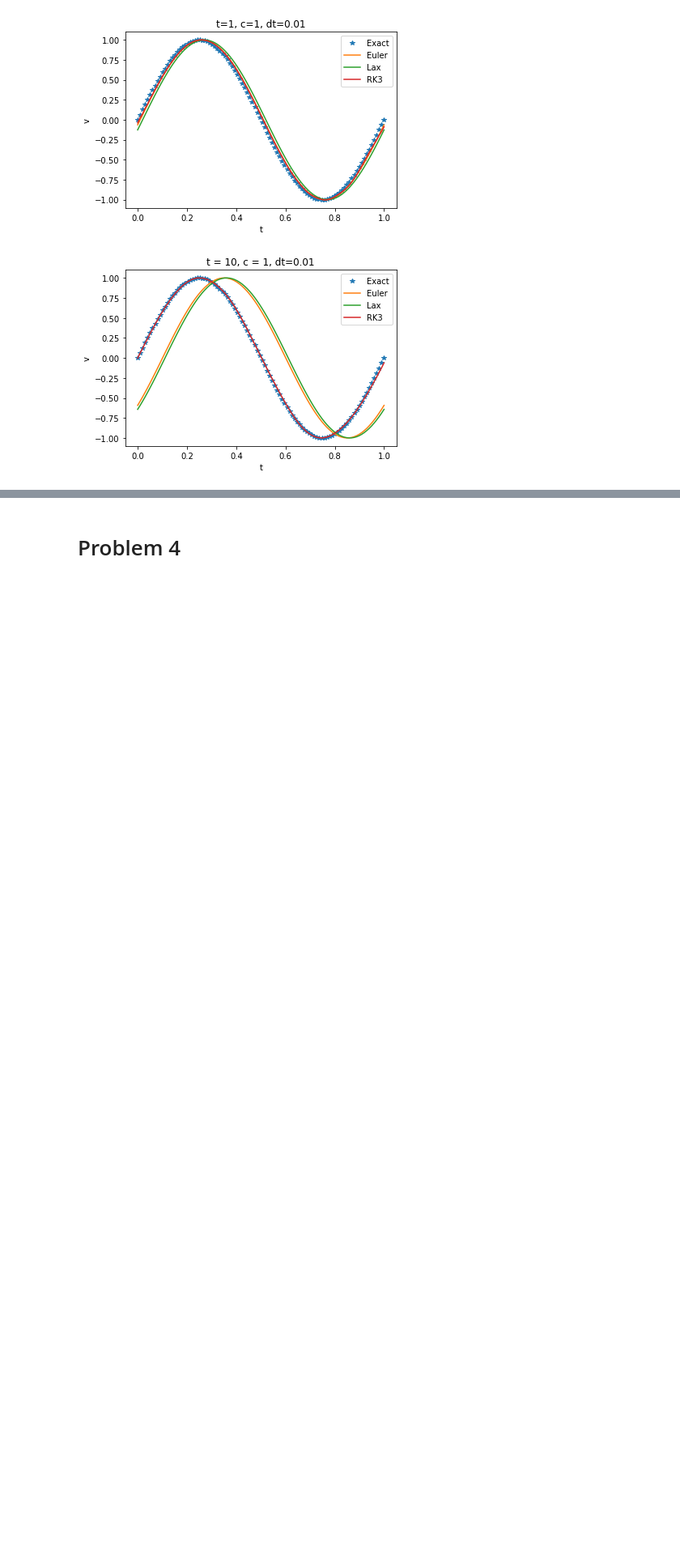
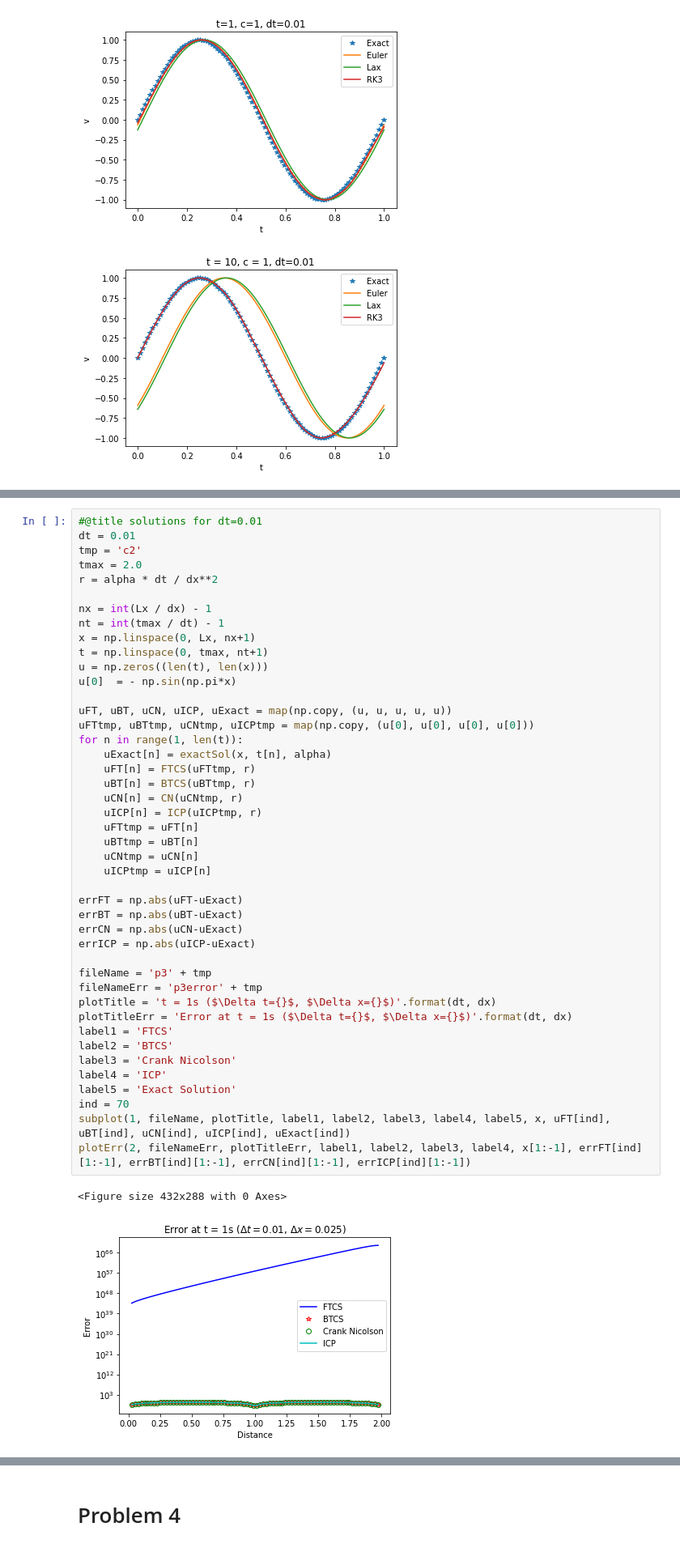
Before and after one commit to zomorodiyan/MAE-5093, a Jupyter notebook: CP2.ipynb, the cells around one changed output, grey strips where cells are left out. Shown: that part at 81% size. Cells and saved outputs as stored; diff of their text form; blank space fills up the shorter version.

```diff
--- a/CP2.ipynb
+++ b/CP2.ipynb
@@ -115,0 +523,47 @@ for ht in htz:
+# %%
+#@title solutions for dt=0.01
+dt = 0.01
+tmp = 'c2'
+tmax = 2.0
+r = alpha * dt / dx**2
+
+nx = int(Lx / dx) - 1
+nt = int(tmax / dt) - 1
+x = np.linspace(0, Lx, nx+1)
+t = np.linspace(0, tmax, nt+1)
+u = np.zeros((len(t), len(x)))
+u[0]  = - np.sin(np.pi*x)
+
+uFT, uBT, uCN, uICP, uExact = map(np.copy, (u, u, u, u, u))
+uFTtmp, uBTtmp, uCNtmp, uICPtmp = map(np.copy, (u[0], u[0], u[0], u[0]))
+for n in range(1, len(t)):
+    uExact[n] = exactSol(x, t[n], alpha)
+    uFT[n] = FTCS(uFTtmp, r)
+    uBT[n] = BTCS(uBTtmp, r)
+    uCN[n] = CN(uCNtmp, r)
+    uICP[n] = ICP(uICPtmp, r)
+    uFTtmp = uFT[n]
+    uBTtmp = uBT[n]
+    uCNtmp = uCN[n]
+    uICPtmp = uICP[n]
+
+errFT = np.abs(uFT-uExact)
+errBT = np.abs(uBT-uExact)
+errCN = np.abs(uCN-uExact)
+errICP = np.abs(uICP-uExact)
+
+fileName = 'p3' + tmp
+fileNameErr = 'p3error' + tmp
+plotTitle = 't = 1s ($\Delta t={}$, $\Delta x={}$)'.format(dt, dx)
+plotTitleErr = 'Error at t = 1s ($\Delta t={}$, $\Delta x={}$)'.format(dt, dx)
+label1 = 'FTCS'
+label2 = 'BTCS'
+label3 = 'Crank Nicolson'
+label4 = 'ICP'
+label5 = 'Exact Solution'
+ind = 70
+subplot(1, fileName, plotTitle, label1, label2, label3, label4, label5, x, uFT[ind], uBT[ind], uCN[ind], uICP[ind], uExact[ind])
+plotErr(2, fileNameErr, plotTitleErr, label1, label2, label3, label4, x[1:-1], errFT[ind][1:-1], errBT[ind][1:-1], errCN[ind][1:-1], errICP[ind][1:-1])
+# %% [output]
+<Figure size 432x288 with 0 Axes>
+[figure, added]
```
Also changed, not shown: parts of 7 cells of this notebook.
